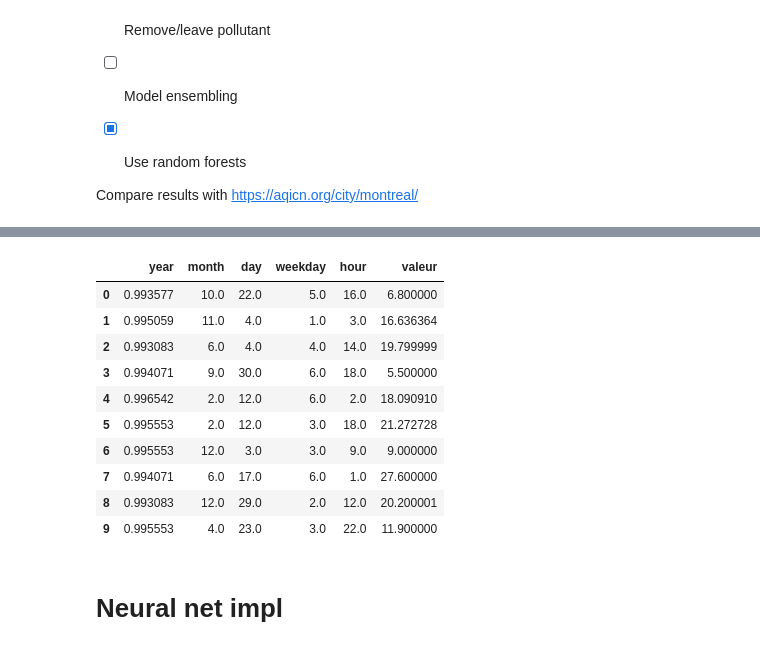
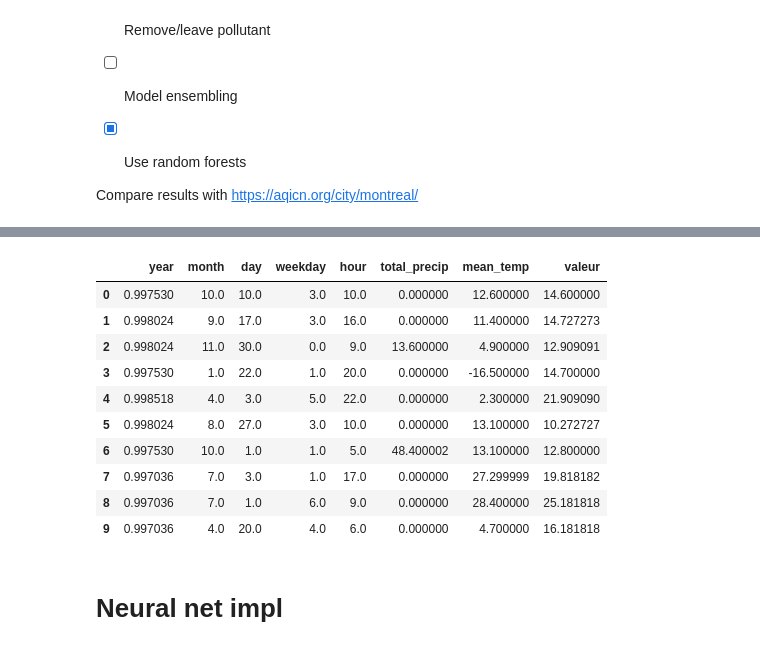
Before and after one commit to Magellol/montreal-aqi-predictions, a Jupyter notebook: index.ipynb, the cells around one changed output, grey strips where cells are left out. Cells and saved outputs as stored; diff of their text form; code cells hidden in the pictures.

```diff
--- a/index.ipynb
+++ b/index.ipynb
@@ -61,8 +71,8 @@ temp_df
 Compare results with https://aqicn.org/city/montreal/
 # %%
 df1 = get_csv('https://donnees.montreal.ca/dataset/547b8052-1710-4d69-8760-beaa3aa35ec6/resource/0c325562-e742-4e8e-8c36-971f3c9e58cd/download/rsqa-indice-qualite-air-2022-2024.csv', '2022-2024.csv')
-# df2 = get_csv('https://donnees.montreal.ca/dataset/547b8052-1710-4d69-8760-beaa3aa35ec6/resource/e43dc1d6-fbdd-49c3-a79f-83f63404c281/download/rsqa-indice-qualite-air-2019-2021.csv', '2019-2021.csv')
-# df3 = get_csv("https://donnees.montreal.ca/dataset/547b8052-1710-4d69-8760-beaa3aa35ec6/resource/93a3a88e-97ab-4ab1-813f-5419a1dd330d/download/rsqa-indice-qualite-air-2016-2018.csv", "2016-2018.csv")
+df2 = get_csv('https://donnees.montreal.ca/dataset/547b8052-1710-4d69-8760-beaa3aa35ec6/resource/e43dc1d6-fbdd-49c3-a79f-83f63404c281/download/rsqa-indice-qualite-air-2019-2021.csv', '2019-2021.csv')
+df3 = get_csv("https://donnees.montreal.ca/dataset/547b8052-1710-4d69-8760-beaa3aa35ec6/resource/93a3a88e-97ab-4ab1-813f-5419a1dd330d/download/rsqa-indice-qualite-air-2016-2018.csv", "2016-2018.csv")
 # df4 = get_csv("https://donnees.montreal.ca/dataset/547b8052-1710-4d69-8760-beaa3aa35ec6/resource/02cfaf0c-3b46-4dac-bf66-acd2ff47361a/download/rsqa-indice-qualite-air-2013-2015.csv", "2013-2015.csv")
 # df5 = get_csv("https://donnees.montreal.ca/dataset/547b8052-1710-4d69-8760-beaa3aa35ec6/resource/6e59c6e9-749b-4237-9c45-5c627be2b7ad/download/rsqa-indice-qualite-air-2010-2012.csv", "2010-2012.csv")
 # %% [output]
@@ -73,5 +82,7 @@ df = df1
 # %%
+df = pd.concat([df1, df2, df3])
 df['datetime'] = pd.to_datetime(df['date'] + ' ' + df['heure'].astype(str) + ':00:00',
+
                                 format = '%Y-%m-%d %H:%M:%S',
                                 errors = 'coerce')
 df.drop(["heure", "polluant", "date"], axis=1, inplace=True)
@@ -87,6 +98,9 @@ df['weekday'] = df['datetime'].dt.weekday
 df['hour'] = df['datetime'].dt.hour
 
 # Taking a sample of data for a given datetime and station id
-df[(df["stationId"] == 103) & (df["datetime"] == "2024-04-15 19:00:00")]
+# df[(df["stationId"] == 103) & (df["datetime"] == "2024-04-15 19:00:00")]
+
+df = df[(df['datetime'] >= FIRST_DAY) & (df['datetime'] < LAST_DAY)]
+df
 # %% [output]
 |  | stationId | valeur | datetime | year | month | day | weekday | hour |
@@ -113,20 +143,11 @@ Name: (103, 2024-04-15 19:00:00), dtype: float64
 # %%
-first_day = pd.Timestamp("2024-01-01")
-
 # Get the mean across all station maximums for each datetime
 group2_df = group1_df.groupby("datetime").mean("valeur")
-
-# Manually verifying the mean of a give datetime across all stations
-# group2_df.loc["2024-04-15 19:00:00"], group1_df.xs("2024-04-15 19:00:00", level='datetime')
 group2_df['date'] = group2_df.index.date
 group2_df.reset_index(inplace=True)
 
+merged = pd.merge(group2_df, temp_df, on="date", how="left")
 
-# TODO: we need to filter out for only data that's witin the temp_df range, otherwise it'll be filled with NaN
-filtered = group2_df.loc[(group2_df['datetime'] >= first_day) & (group2_df['datetime'] <= LAST_DAY)]
-
-merged = pd.merge(filtered, temp_df, on="date", how="left")
-
-merged[merged['datetime'] > pd.Timestamp("2024-04-08 01:00:00")]
+merged
 # %% [output]
 |  | datetime | valeur | year | month | day | weekday | hour | date | mean_temp | total_precip |
@@ -149,14 +166,14 @@ merged[merged['datetime'] > pd.Timestamp("2024-04-08 01:00:00")]
 # %%
 split_date_valid = pd.Timestamp('2022-01-01')
-split_date_test = pd.Timestamp('2023-01-01')
+split_date_test = pd.Timestamp('2023-06-01')
 
-train_idx = group2_df.index < split_date_valid
-valid_idx = (group2_df.index >= split_date_valid) & (group2_df.index < split_date_test)
-test_idx = group2_df.index >= split_date_test
+train_idx = merged['datetime'] < split_date_valid
+valid_idx = (merged['datetime'] >= split_date_valid) & (merged['datetime'] < split_date_test)
+test_idx = merged['datetime'] >= split_date_test
 
 train_idxs = np.where(train_idx)[0].tolist()
 valid_idxs = np.where(valid_idx)[0].tolist()
 test_idxs = np.where(test_idx)[0].tolist()
 
-len(train_idxs), len(valid_idxs)
+len(merged.loc[train_idxs]), len(valid_idxs)
 # %% [output]
@@ -182,28 +199,27 @@ plot_aqi(group2_df.iloc[test_idxs]['valeur'])
 # %%
-final_df = group2_df.reset_index()
 dls = TabularPandas(
-  final_df,
+  merged,
   procs=[Normalize],
   cat_names=[],
-  cont_names=['year', 'month', 'day', 'weekday', 'hour'],
+  cont_names=['year', 'month', 'day', 'weekday', 'hour', "total_precip", "mean_temp"],
   y_names=['valeur'],
   splits=(train_idxs, valid_idxs),
   y_block=RegressionBlock()
 ).dataloaders(500)
 
 dls.show_batch()
 # %% [output]
-|  | year | month | day | weekday | hour | valeur |
-| 0 | 0.993577 | 10.0 | 22.0 | 5.0 | 16.0 | 6.800000 |
-| 1 | 0.995059 | 11.0 | 4.0 | 1.0 | 3.0 | 16.636364 |
-| 2 | 0.993083 | 6.0 | 4.0 | 4.0 | 14.0 | 19.799999 |
-| 3 | 0.994071 | 9.0 | 30.0 | 6.0 | 18.0 | 5.500000 |
-| 4 | 0.996542 | 2.0 | 12.0 | 6.0 | 2.0 | 18.090910 |
-| 5 | 0.995553 | 2.0 | 12.0 | 3.0 | 18.0 | 21.272728 |
-| 6 | 0.995553 | 12.0 | 3.0 | 3.0 | 9.0 | 9.000000 |
-| 7 | 0.994071 | 6.0 | 17.0 | 6.0 | 1.0 | 27.600000 |
-| 8 | 0.993083 | 12.0 | 29.0 | 2.0 | 12.0 | 20.200001 |
-| 9 | 0.995553 | 4.0 | 23.0 | 3.0 | 22.0 | 11.900000 |
+|  | year | month | day | weekday | hour | total_precip | mean_temp | valeur |
+| 0 | 0.997530 | 10.0 | 10.0 | 3.0 | 10.0 | 0.000000 | 12.600000 | 14.600000 |
+| 1 | 0.998024 | 9.0 | 17.0 | 3.0 | 16.0 | 0.000000 | 11.400000 | 14.727273 |
+| 2 | 0.998024 | 11.0 | 30.0 | 0.0 | 9.0 | 13.600000 | 4.900000 | 12.909091 |
+| 3 | 0.997530 | 1.0 | 22.0 | 1.0 | 20.0 | 0.000000 | -16.500000 | 14.700000 |
+| 4 | 0.998518 | 4.0 | 3.0 | 5.0 | 22.0 | 0.000000 | 2.300000 | 21.909090 |
+| 5 | 0.998024 | 8.0 | 27.0 | 3.0 | 10.0 | 0.000000 | 13.100000 | 10.272727 |
+| 6 | 0.997530 | 10.0 | 1.0 | 1.0 | 5.0 | 48.400002 | 13.100000 | 12.800000 |
+| 7 | 0.997036 | 7.0 | 3.0 | 1.0 | 17.0 | 0.000000 | 27.299999 | 19.818182 |
+| 8 | 0.997036 | 7.0 | 1.0 | 6.0 | 9.0 | 0.000000 | 28.400000 | 25.181818 |
+| 9 | 0.997036 | 4.0 | 20.0 | 4.0 | 6.0 | 0.000000 | 4.700000 | 16.181818 |
 # %% [markdown]
 # Neural net impl
 # %%
```
Also changed, not shown: parts of 16 cells of this notebook.
